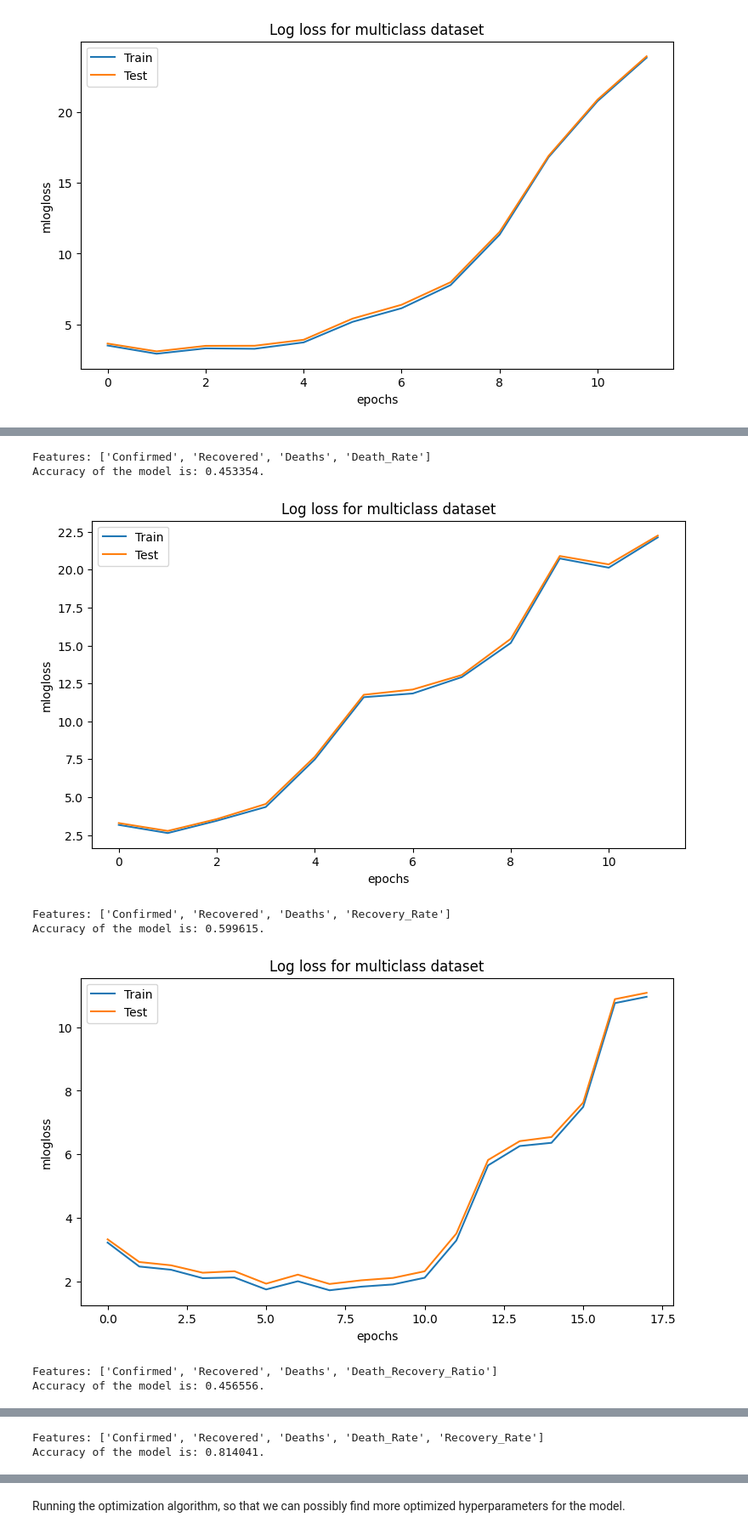
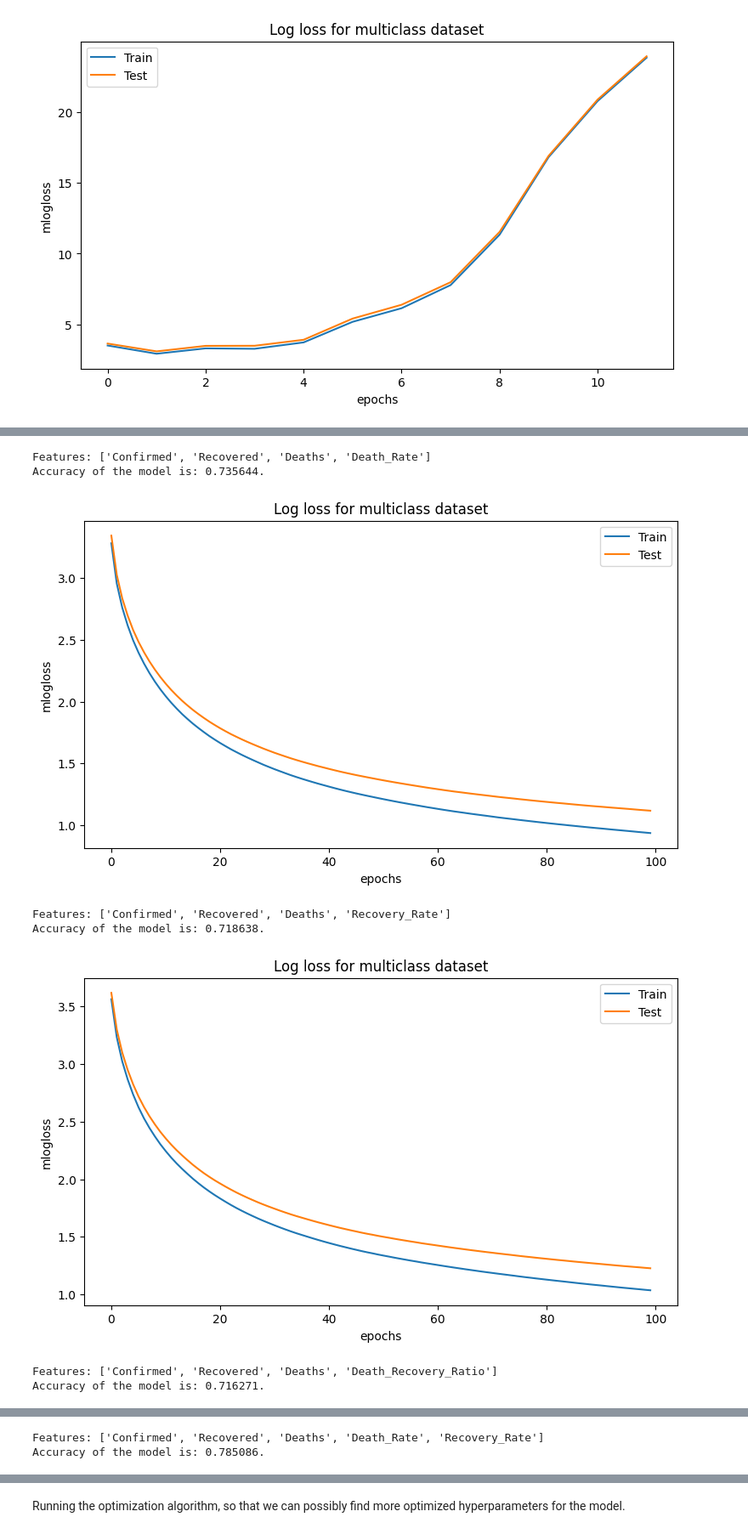
Before and after one commit to SamiAnttalainen/Covid-19_Analysis-Project, a Jupyter notebook: Covid-19_Modeling.ipynb, the cells around one changed output, grey strips where cells are left out. Shown at 85% size. Saved outputs shown, nothing was run; the diff lists cells and outputs as text; code cells hidden in the pictures.

```diff
--- a/Covid-19_Modeling.ipynb
+++ b/Covid-19_Modeling.ipynb
@@ -190,7 +190,7 @@ modified_data = data.copy()
 features = ['Confirmed', 'Recovered', 'Deaths']
 target = 'Country'
 
-def train_test_generator(features, target, data, stratified=False):
+def train_test_generator(features, target, data, lr=None, stratified=False):
     # Features
     X = data[features].copy()
 
@@ -215,21 +215,27 @@ def train_test_generator(features, target, data, stratified=False):
     val_y = label_encoder.transform(val_y)
 
     # Testing the model and getting the accuracy
-    test_model(train_X, train_y, val_X, val_y)
+    test_model(train_X, train_y, val_X, val_y, lr)
 
     return None
 
 
 # Testing function
-def test_model(train_X, train_y, val_X, val_y):
+def test_model(train_X, train_y, val_X, val_y, lr):
     model = XGBClassifier(
         device='cuda',
+        tree_method='gpu_hist',
+        predictor='gpu_predictor',
         objective='multi:softmax',
+        learning_rate=lr,
         num_class=195,
         early_stopping_rounds=10,
         eval_metric=['merror', 'mlogloss'],
         seed=42
         )
+    # params = model.get_params()
+    # for param, value in params.items():
+    #     print(f'{param}: {value}')
     model.fit(train_X, train_y, eval_set=[(train_X, train_y), (val_X, val_y)], verbose=False)
     y_pred = model.predict(val_X)
     accuracy = accuracy_score(y_pred, val_y)
@@ -260,0 +267,2 @@ The standard accuracy of the model is around **0.4**, which is expected because
+# %%
+train_test_generator(features, target, modified_data, lr=0.1)
@@ -261,3 +274,3 @@ The standard accuracy of the model is around **0.4**, which is expected because
 # %%
-train_test_generator(features, target, modified_data, True)
+train_test_generator(features, target, modified_data, 0.1, True)
 # %% [output]
@@ -274,37 +287,37 @@ def add_feature(data, feature1, feature2, new_feature):
     return data
 
 # Adding new features
 features_to_add = [
     ('Deaths', 'Confirmed', 'Death_Rate'),
     ('Recovered', 'Confirmed', 'Recovery_Rate'),
     ('Deaths', 'Recovered', 'Death_Recovery_Ratio')
 ]
 
 # Copying the original data to a new variable
 mod_data = data.copy()
 
 for feature1, feature2, new_feature in features_to_add:
     mod_data = add_feature(mod_data, feature1, feature2, new_feature)
 
 # Feature lists
 new_features = ['Death_Rate', 'Recovery_Rate', 'Death_Recovery_Ratio']
 base_features = ['Confirmed', 'Recovered', 'Deaths']
 
 from itertools import combinations
 # Feature combinations
 features = [base_features + list(comb) for i in range(1, len(new_features)+1) for comb in combinations(new_features, i)]
 
 # Testing the model with the new feature combinations
 for feature in features:
     print(f"Features: {feature}")
-    train_test_generator(feature, target, mod_data, True)
+    train_test_generator(feature, target, mod_data, 0.1)
     print("\n")
 # %% [output]
 Features: ['Confirmed', 'Recovered', 'Deaths', 'Death_Rate']
-Accuracy of the model is: 0.453354.
+Accuracy of the model is: 0.735644.
-[figure, old version]
+[figure, new version]
 Features: ['Confirmed', 'Recovered', 'Deaths', 'Recovery_Rate']
-Accuracy of the model is: 0.599615.
+Accuracy of the model is: 0.718638.
-[figure, old version]
+[figure, new version]
 Features: ['Confirmed', 'Recovered', 'Deaths', 'Death_Recovery_Ratio']
-Accuracy of the model is: 0.456556.
+Accuracy of the model is: 0.716271.
@@ -312,2 +325,2 @@ Accuracy of the model is: 0.456556.
 Features: ['Confirmed', 'Recovered', 'Deaths', 'Death_Rate', 'Recovery_Rate']
-Accuracy of the model is: 0.814041.
+Accuracy of the model is: 0.785086.
```
Also changed, not shown: parts of 14 cells of this notebook.
